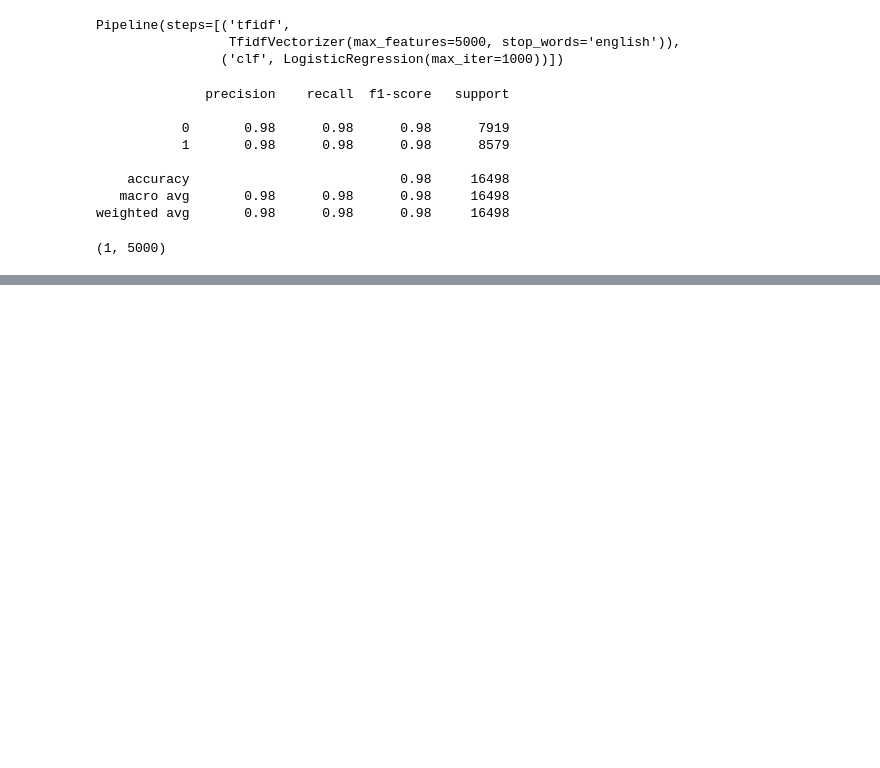
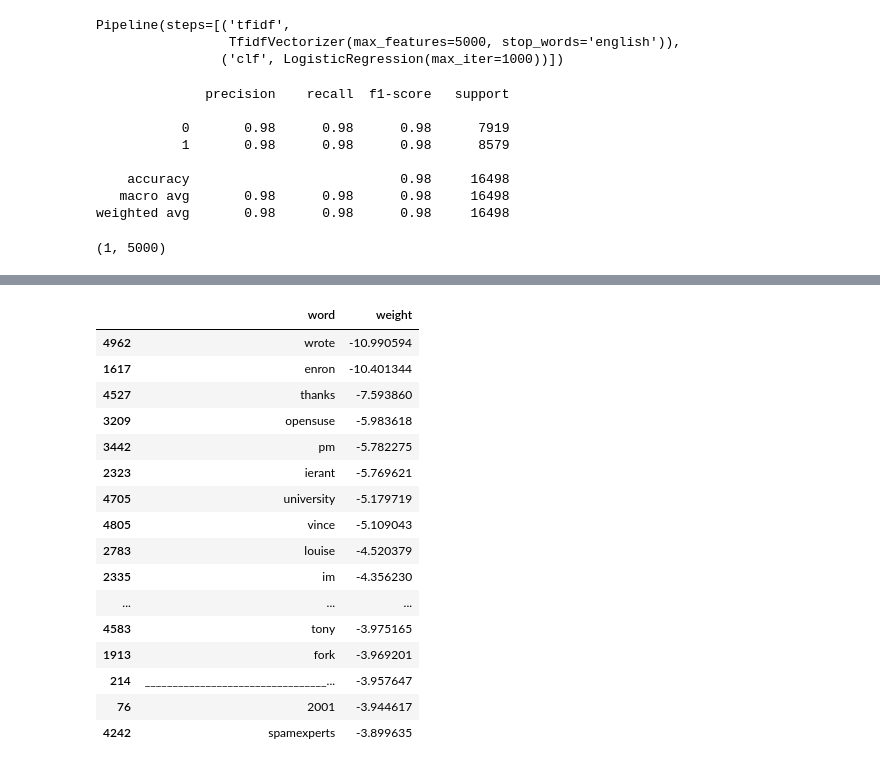
Before and after one commit to cont1n3nt/ai-phishing-detector, a Jupyter notebook: notebooks/eda.ipynb, the cells around one changed output, grey strips where cells are left out. Cells and saved outputs as stored; diff of their text form; code cells hidden in the pictures; blank space fills up the shorter version.

```diff
--- a/notebooks/eda.ipynb
+++ b/notebooks/eda.ipynb
@@ -105,0 +115,21 @@ coef_df = pd.DataFrame({
+# %%
+coef_df.sort_values(by='weight', ascending=False).head(20)
+coef_df.sort_values(by='weight').head(20)
+# %% [output]
+|  | word | weight |
+| 4962 | wrote | -10.990594 |
+| 1617 | enron | -10.401344 |
+| 4527 | thanks | -7.593860 |
+| 3209 | opensuse | -5.983618 |
+| 3442 | pm | -5.782275 |
+| 2323 | ierant | -5.769621 |
+| 4705 | university | -5.179719 |
+| 4805 | vince | -5.109043 |
+| 2783 | louise | -4.520379 |
+| 2335 | im | -4.356230 |
+| ... | ... | ... |
+| 4583 | tony | -3.975165 |
+| 1913 | fork | -3.969201 |
+| 214 | _________________________________... | -3.957647 |
+| 76 | 2001 | -3.944617 |
+| 4242 | spamexperts | -3.899635 |
```
Also changed, not shown: parts of 1 cell of this notebook.
